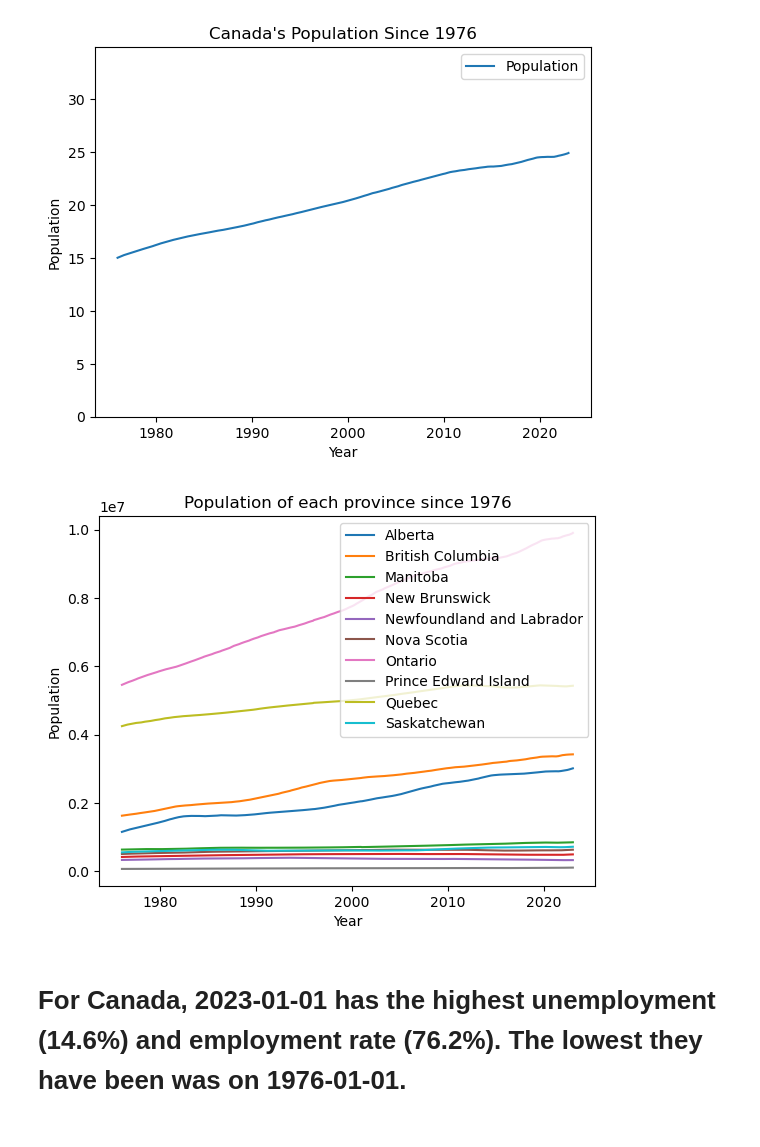
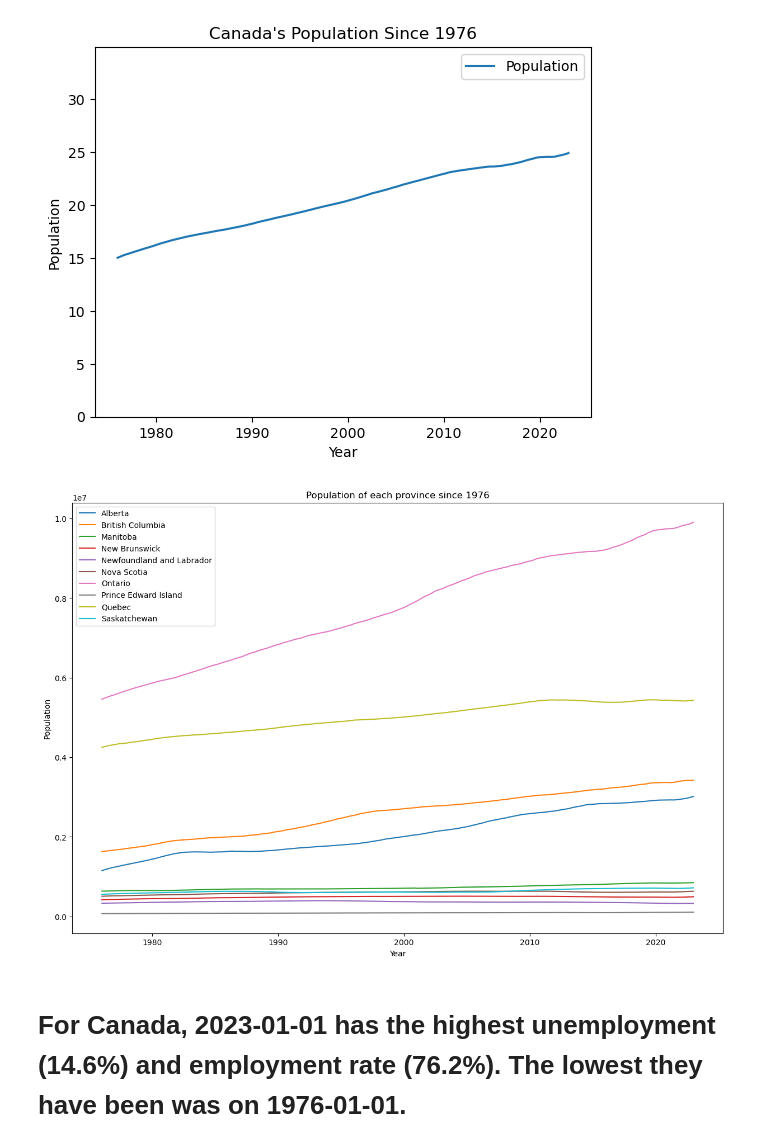
Before and after one commit to rehan-nasir/canada_labour_force_analysis, a Jupyter notebook: labor_market_analysis.ipynb, the cells around one changed output. Cells and saved outputs as stored; diff of their text form; code cells hidden in the pictures.

```diff
--- a/labor_market_analysis.ipynb
+++ b/labor_market_analysis.ipynb
@@ -274,18 +247,19 @@ plt.show()
 # %%
 provinces = labor_force[labor_force["GEO"] != "Canada"]["GEO"].unique()
 provinces_list = []
 for i in provinces:
     p = labor_force[labor_force['GEO'] == i]
     p["REF_DATE"] = pd.to_datetime(p["REF_DATE"])
     provinces_list.append(p)
 
 for j in provinces_list:
     sns.lineplot(x='REF_DATE', y='Population', data=j, label=j["GEO"].iloc[0])
 plt.title("Population of each province since 1976")
 plt.xlabel("Year")
+plt.gcf().set_size_inches(15, 10)
 plt.show()
 # %% [output]
-[figure, old version]
+[figure, new version]
 # %% [markdown]
 # For Canada, 2023-01-01 has the highest unemployment (14.6%) and employment rate (76.2%). The lowest they have been was on 1976-01-01.
 # %%
```
Also changed, not shown: parts of 20 cells of this notebook.
